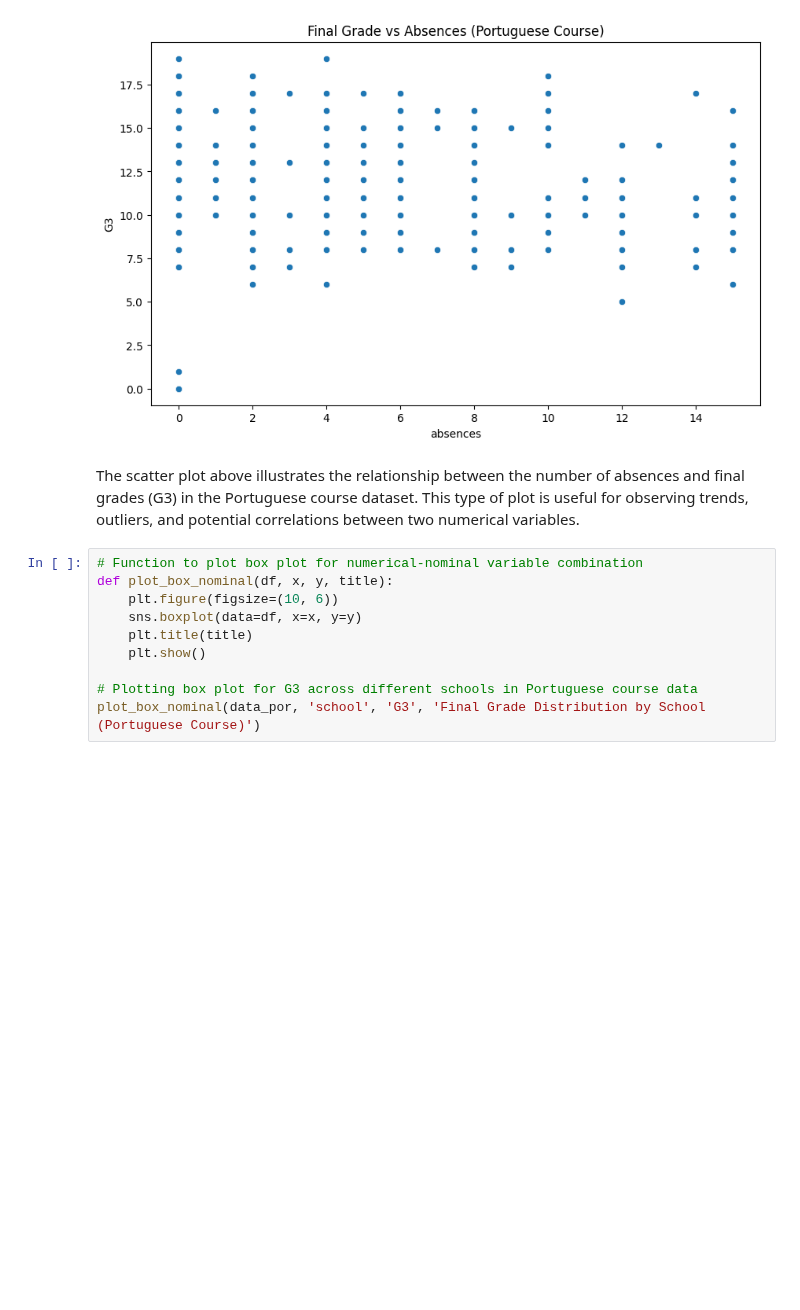
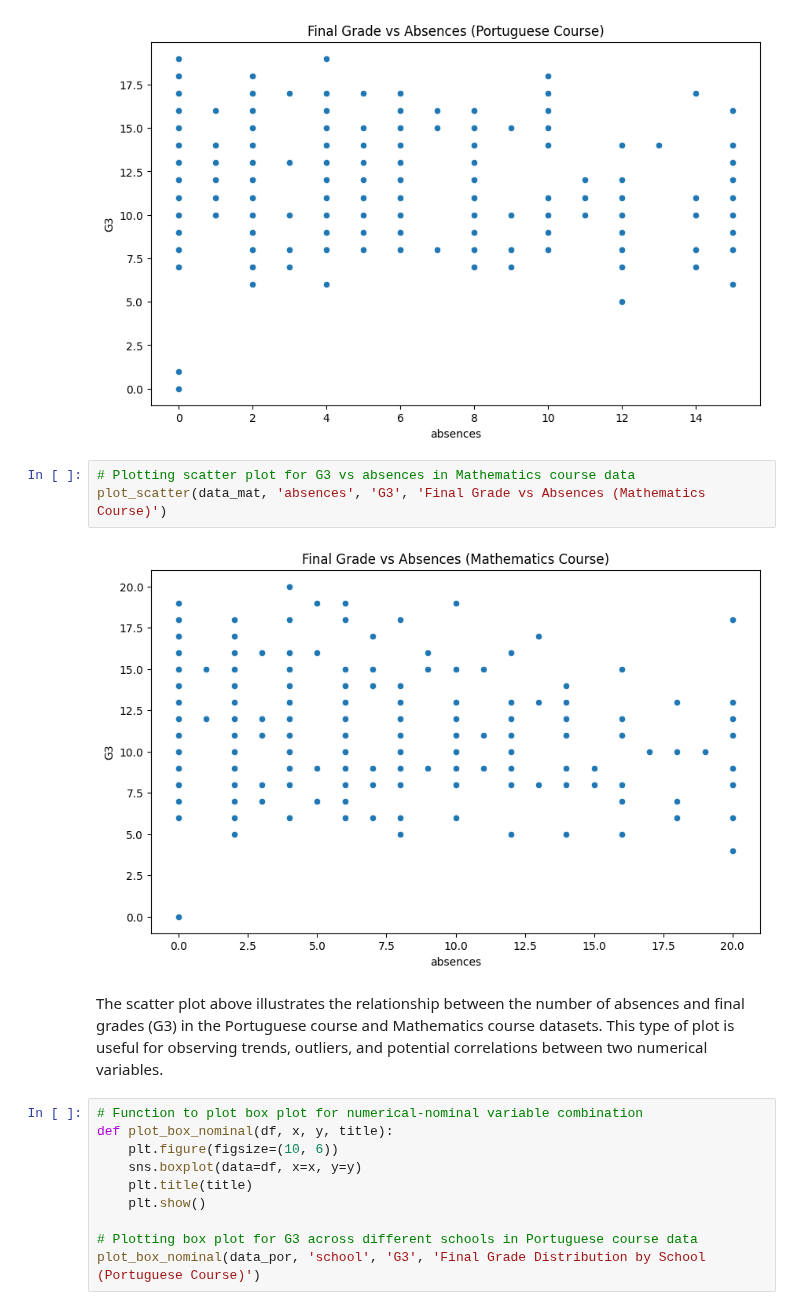
Before and after one commit to carlos-alves-one/Student-Performance-Analysis, a Jupyter notebook: Student_Performance.ipynb, the cells around one changed output. Cells and saved outputs as stored; diff of their text form; blank space fills up the shorter version.

Commit message:
Plotting scatter plot for G3 vs absences in Mathematics course data

```diff
--- a/Student_Performance.ipynb
+++ b/Student_Performance.ipynb
@@ -710,8 +710,13 @@ def plot_scatter(df, x, y, title):
 plot_scatter(data_por, 'absences', 'G3', 'Final Grade vs Absences (Portuguese Course)')
 # %% [output]
 [figure]
+# %%
+# Plotting scatter plot for G3 vs absences in Mathematics course data
+plot_scatter(data_mat, 'absences', 'G3', 'Final Grade vs Absences (Mathematics Course)')
+# %% [output]
+[figure, added]
 # %% [markdown]
-The scatter plot above illustrates the relationship between the number of absences and final grades (G3) in the Portuguese course dataset. This type of plot is useful for observing trends, outliers, and potential correlations between two numerical variables.
+The scatter plot above illustrates the relationship between the number of absences and final grades (G3) in the Portuguese course and Mathematics course datasets. This type of plot is useful for observing trends, outliers, and potential correlations between two numerical variables.
 # %%
 # Function to plot box plot for numerical-nominal variable combination
 def plot_box_nominal(df, x, y, title):
```
